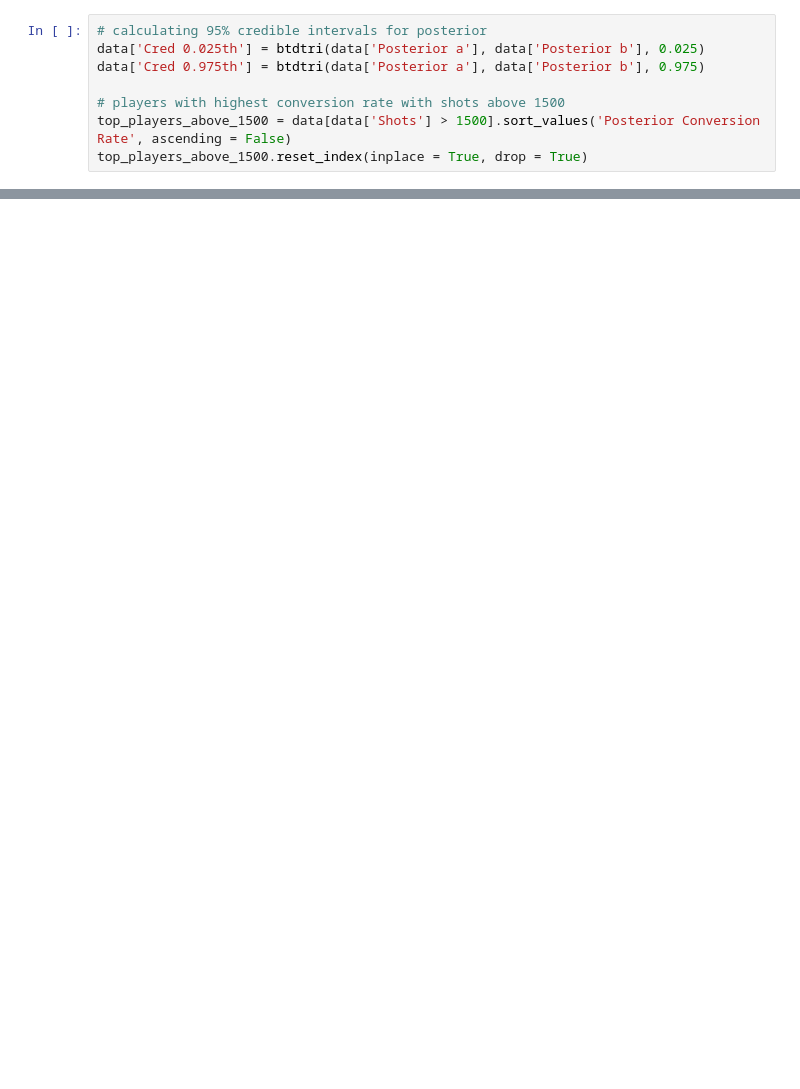
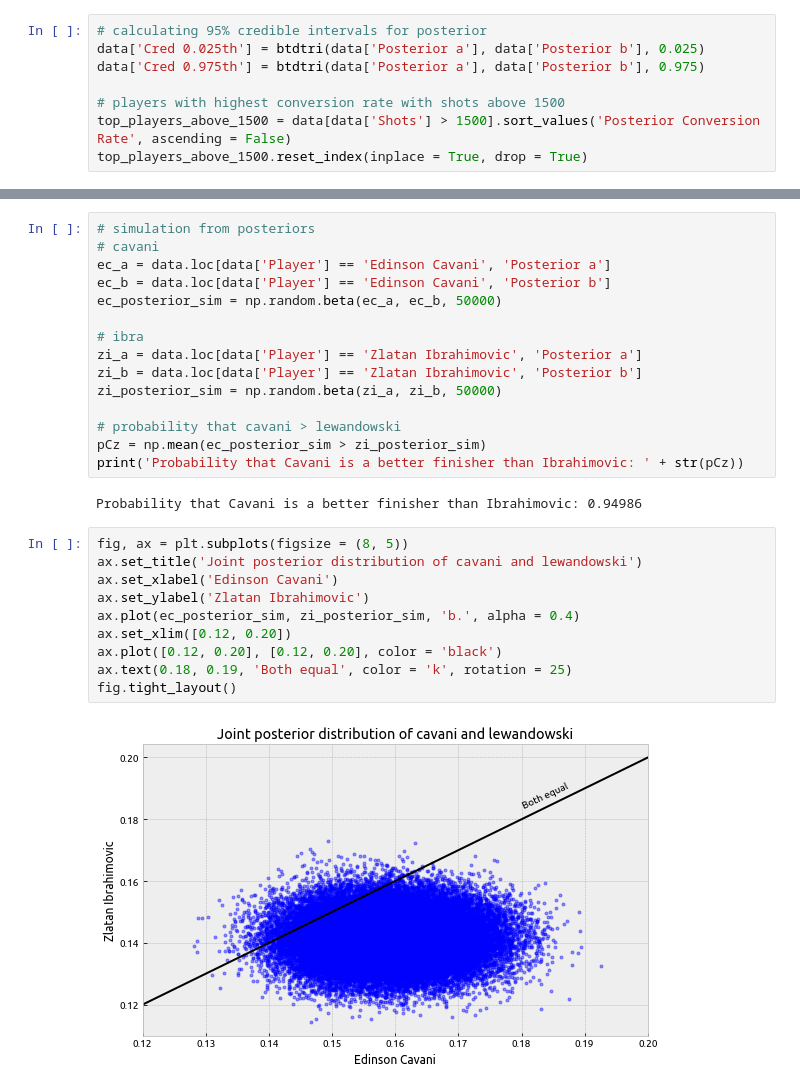
Before and after one commit to karangadiya/best-finishers-in-football, a Jupyter notebook: best-finishers-in-football.ipynb, the cells around one changed output, grey strips where cells are left out. Saved outputs shown, nothing was run; the diff lists cells and outputs as text; blank space fills up the shorter version.

```diff
--- a/best-finishers-in-football.ipynb
+++ b/best-finishers-in-football.ipynb
@@ -318,0 +347,29 @@ fig.tight_layout()
+# %%
+# simulation from posteriors
+# cavani
+ec_a = data.loc[data['Player'] == 'Edinson Cavani', 'Posterior a']
+ec_b = data.loc[data['Player'] == 'Edinson Cavani', 'Posterior b']
+ec_posterior_sim = np.random.beta(ec_a, ec_b, 50000)
+
+# ibra
+zi_a = data.loc[data['Player'] == 'Zlatan Ibrahimovic', 'Posterior a']
+zi_b = data.loc[data['Player'] == 'Zlatan Ibrahimovic', 'Posterior b']
+zi_posterior_sim = np.random.beta(zi_a, zi_b, 50000)
+
+# probability that cavani > lewandowski
+pCz = np.mean(ec_posterior_sim > zi_posterior_sim)
+print('Probability that Cavani is a better finisher than Ibrahimovic: ' + str(pCz))
+# %% [output]
+Probability that Cavani is a better finisher than Ibrahimovic: 0.94986
+# %%
+fig, ax = plt.subplots(figsize = (8, 5))
+ax.set_title('Joint posterior distribution of cavani and lewandowski')
+ax.set_xlabel('Edinson Cavani')
+ax.set_ylabel('Zlatan Ibrahimovic')
+ax.plot(ec_posterior_sim, zi_posterior_sim, 'b.', alpha = 0.4)
+ax.set_xlim([0.12, 0.20])
+ax.plot([0.12, 0.20], [0.12, 0.20], color = 'black')
+ax.text(0.18, 0.19, 'Both equal', color = 'k', rotation = 25)
+fig.tight_layout()
+# %% [output]
+[figure, added]
```
Also changed, not shown: parts of 11 cells of this notebook.
